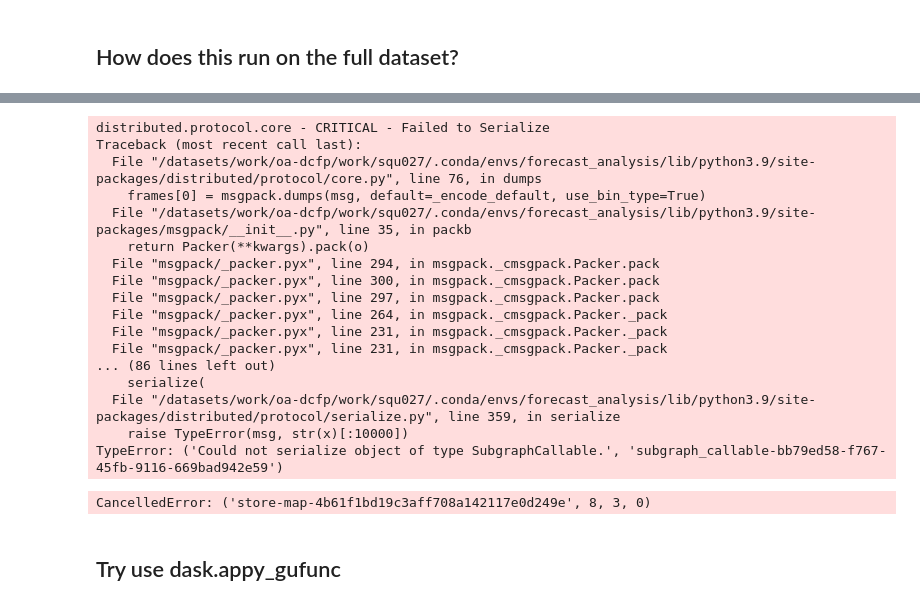
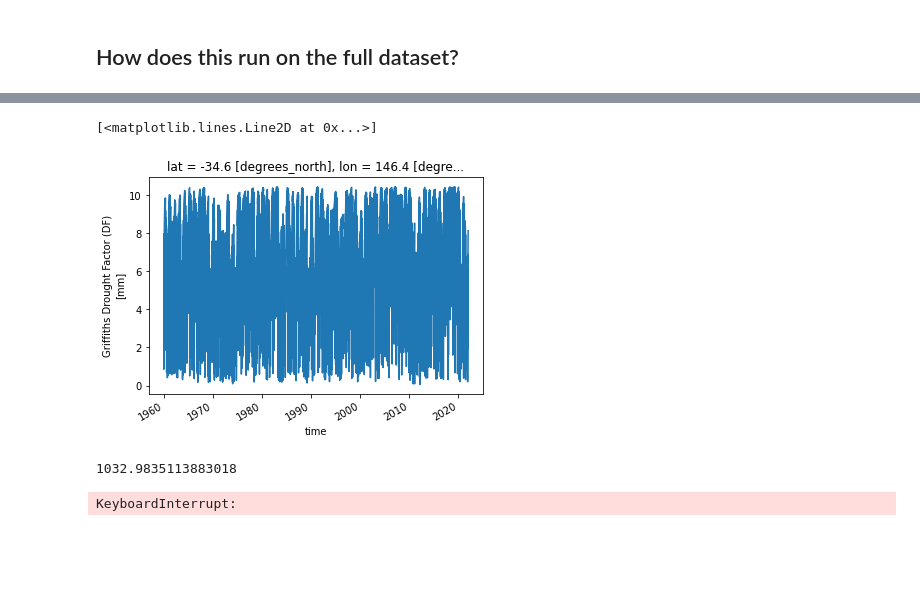
Before and after one commit to dougiesquire/CAFE-f6_documentation, a Jupyter notebook: notebooks/exploratory/calculate_KBDI.ipynb, the cells around one changed output, grey strips where cells are left out. Cells and saved outputs as stored; diff of their text form; code cells hidden in the pictures; blank space fills up the shorter version.

```diff
--- a/notebooks/exploratory/calculate_KBDI.ipynb
+++ b/notebooks/exploratory/calculate_KBDI.ipynb
@@ -456,15 +332,21 @@ def calculate_drought_factor(SMD, precip, limiting_function=None):
 
         # Label events (consecutive elements with P > 2) along the window axis
         events = precip_windows > 2
-        labelled_events = np.where(events, np.cumsum(events, axis=-1), 0)
+        labelled_events = np.where(
+            events, np.cumsum(events, axis=-1, dtype=np.int32), 0
+        )
         shifted_events = np.where(events[..., :-1], events[..., 1:], False)
         label_correction = np.where(
-            events[..., 1:], np.cumsum(shifted_events, axis=-1), 0
+            events[..., 1:], np.cumsum(shifted_events, axis=-1, dtype=np.int32), 0
         )
         labelled_events[..., 1:] = labelled_events[..., 1:] - label_correction
+        print(labelled_events)
 
         # Loop over all events and compute the minimum x
-        max_events = np.max(labelled_events)
+        # 10 is the max number of events in a 10-day period - need to hard-code this
+        # rather than use np.max(labelled_events) as the latter will trigger computation
+        print(labelled_events)
+        max_events = 10
         for label in range(1, max_events + 1):
             P = np.sum(np.where(labelled_events == label, precip_windows, 0), axis=-1)
             N = 20 - np.argmax(
@@ -567,16 +432,2 @@ plt.plot(KBDI_test, c, "ro")
 # %% [markdown]
 ## How does this run on the full dataset?
-# %%
-prep_data = True
-
-if prep_data:
-    precip_rechunk = precip.chunk({"lat": -1, "lon": -1, "time": 1})
-    precip_rechunk["precip"].encoding = {}
-    KBDI_rechunk = KBDI.chunk({"lat": -1, "lon": -1, "time": 1})
-    KBDI_rechunk["KBDI"].encoding = {}
-
-    precip_rechunk.to_zarr("agcd_precip_rechunk.zarr", mode="w")
-    KBDI_rechunk.to_zarr("agcd_KBDI_rechunk.zarr", mode="w")
-
-precip = xr.open_zarr("agcd_precip_rechunk.zarr")
-KBDI = xr.open_zarr("agcd_KBDI_rechunk.zarr")
@@ -582,0 +442,7 @@ KBDI = xr.open_zarr("agcd_KBDI_rechunk.zarr")
+# %%
+%%time
+a = calculate_drought_factor(
+    KBDI["KBDI"],
+    precip["precip"],
+    limiting_function="xlim",
+)
@@ -583,3 +461,8 @@ KBDI = xr.open_zarr("agcd_KBDI_rechunk.zarr")
+# %%
+a.sel(locations[0]).plot()
+# %% [output]
+[<matplotlib.lines.Line2D at 0x...>]
+[figure, added]
 # %%
 %%time
 
@@ -592,27 +475,9 @@ if prep_data:
         limiting_function="xlim",
     ).to_dataset()
 
-    DF.to_zarr("agcd_DF.zarr", mode="w")
+#     DF.to_zarr("agcd_DF.zarr", mode="w")
 
-DF = xr.open_zarr("agcd_DF.zarr")
+# DF = xr.open_zarr("agcd_DF.zarr")
 # %% [output]
-distributed.protocol.core - CRITICAL - Failed to Serialize
-Traceback (most recent call last):
-  File "/datasets/work/oa-dcfp/work/squ027/.conda/envs/forecast_analysis/lib/python3.9/site-packages/distributed/protocol/core.py", line 76, in dumps
-    frames[0] = msgpack.dumps(msg, default=_encode_default, use_bin_type=True)
-  File "/datasets/work/oa-dcfp/work/squ027/.conda/envs/forecast_analysis/lib/python3.9/site-packages/msgpack/__init__.py", line 35, in packb
-    return Packer(**kwargs).pack(o)
-  File "msgpack/_packer.pyx", line 294, in msgpack._cmsgpack.Packer.pack
-  File "msgpack/_packer.pyx", line 300, in msgpack._cmsgpack.Packer.pack
-  File "msgpack/_packer.pyx", line 297, in msgpack._cmsgpack.Packer.pack
-  File "msgpack/_packer.pyx", line 264, in msgpack._cmsgpack.Packer._pack
-  File "msgpack/_packer.pyx", line 231, in msgpack._cmsgpack.Packer._pack
-  File "msgpack/_packer.pyx", line 231, in msgpack._cmsgpack.Packer._pack
-... (86 lines left out)
-    serialize(
-  File "/datasets/work/oa-dcfp/work/squ027/.conda/envs/forecast_analysis/lib/python3.9/site-packages/distributed/protocol/serialize.py", line 359, in serialize
-    raise TypeError(msg, str(x)[:10000])
-TypeError: ('Could not serialize object of type SubgraphCallable.', 'subgraph_callable-bb79ed58-f767-45fb-9116-669bad942e59')
+1032.9835113883018
-CancelledError: ('store-map-4b61f1bd19c3aff708a142117e0d249e', 8, 3, 0)
+KeyboardInterrupt:
-# %% [markdown]
-## Try use dask.appy_gufunc
```
Also changed, not shown: parts of 23 cells of this notebook.
